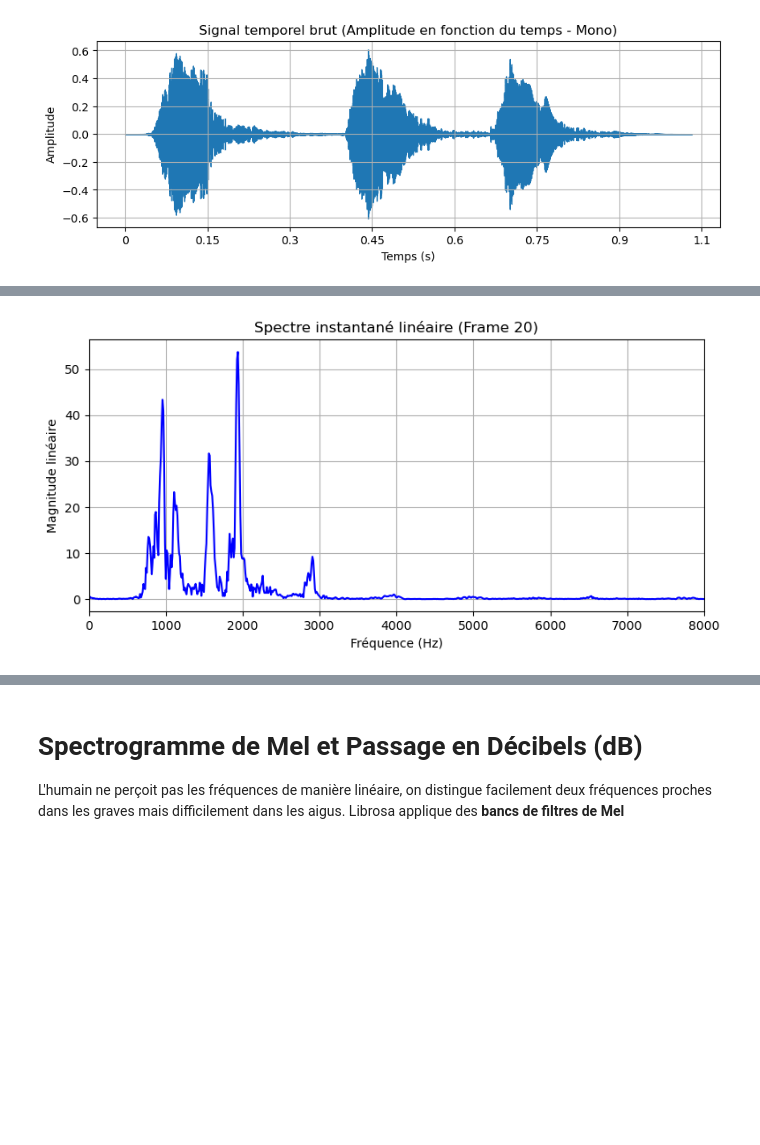
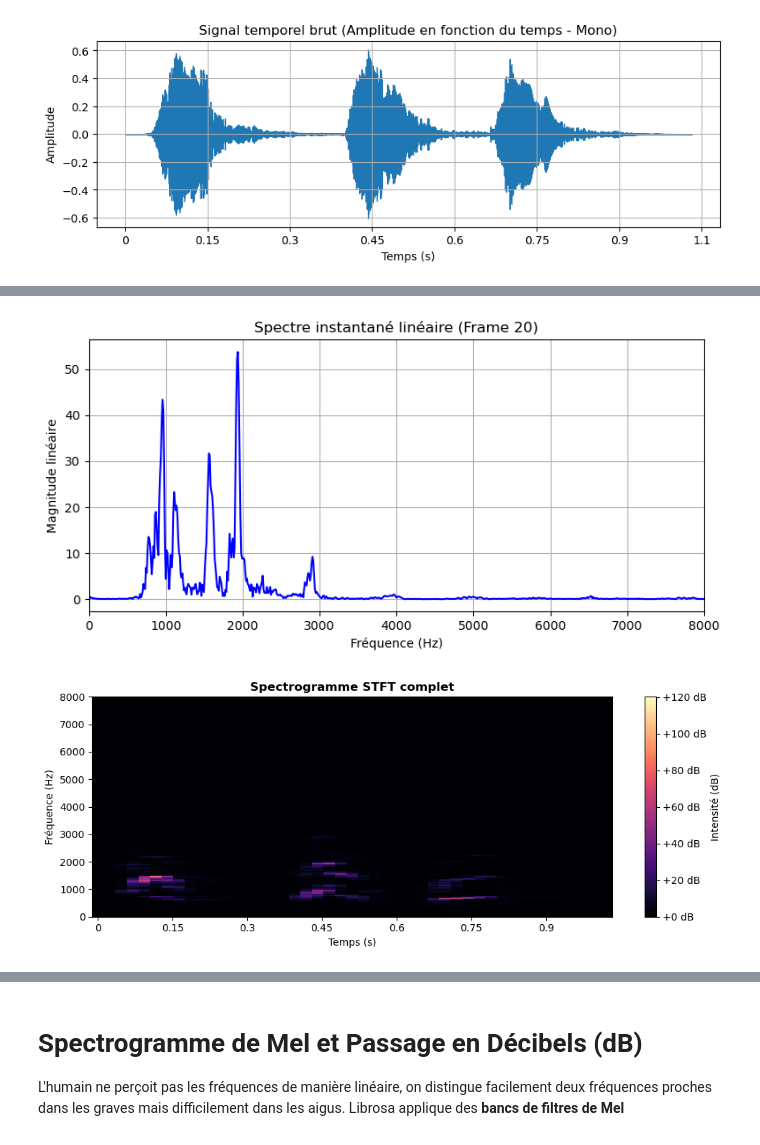
Before and after one commit to Ktryas/Speech-Based-Age-Estimation-Model, a Jupyter notebook: Explications.ipynb, the cells around one changed output, grey strips where cells are left out. Drawn from its saved outputs; the diff is of its cells as text; code cells hidden in the pictures; blank space fills up the shorter version.

Commit message:
Ajouts des graphes STFT et fenêtres de Hann

```diff
--- a/Explications.ipynb
+++ b/Explications.ipynb
@@ -83,24 +89,40 @@ $hop\_length$ : Le décalage en échantillons entre chaque trame successive.
 # %%
 import numpy as np
 
 # Calcul de la STFT
 stft = librosa.stft(y, n_fft=2048, hop_length=512, win_length=2048)
 magnitude = np.abs(stft)
 
 frame_idx = 20
 instant_spectrum = magnitude[:, frame_idx]
 freq_bins = librosa.fft_frequencies(sr=sr, n_fft=2048)
 
 plt.figure(figsize=(9, 4))
 plt.plot(freq_bins, instant_spectrum, color='b')
 plt.title(f"Spectre instantané linéaire (Frame {frame_idx})")
 plt.xlabel("Fréquence (Hz)")
 plt.ylabel("Magnitude linéaire")
 plt.xlim(0, 8000)
 plt.grid(True)
 plt.show()
+
+
+stft_db = librosa.amplitude_to_db(np.abs(stft), ref=np.max)
+
+plt.figure(figsize=(10, 4))
+librosa.display.specshow(
+    magnitude, sr=sr, hop_length=hop_length, x_axis="time", y_axis="hz"
+)
+plt.colorbar(format="%+2.0f dB", label="Intensité (dB)")
+plt.title("Spectrogramme STFT complet", fontweight="bold")
+plt.xlabel("Temps (s)")
+plt.ylabel("Fréquence (Hz)")
+plt.ylim(0, 8000)  # Focus sur les fréquences informatives de la voix
+plt.tight_layout()
+plt.show()
 # %% [output]
 [figure]
+[figure, added]
 # %% [markdown]
 Le code Python découpe y en tranches de 2048 échantillons avec un décalage de 512, applique la fenêtre de Hann et calcule la FFT rapide de chaque tranche.
 
```
Also changed, not shown: parts of 4 cells of this notebook.
